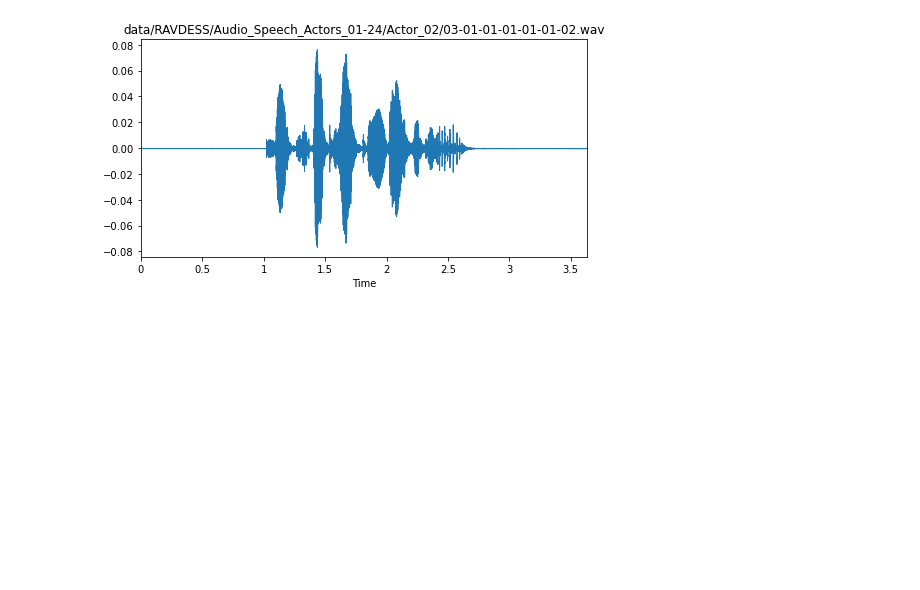
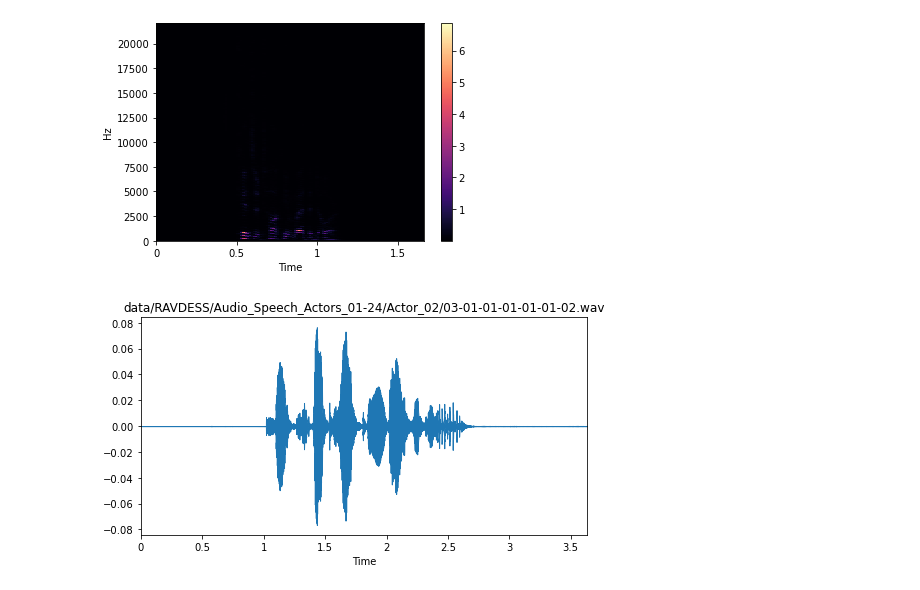
Before and after one commit to simiya/Projet-Son-Jedha, a Jupyter notebook: explore.ipynb, the cells around one changed output. Saved outputs shown, nothing was run; the diff lists cells and outputs as text; code cells hidden in the pictures; blank space fills up the shorter version.

Commit message:
more spetro images

```diff
--- a/explore.ipynb
+++ b/explore.ipynb
@@ -21,12 +6,17 @@ def mel_spectogram_db(file_name, mels=60):
 # %%
 # DISPLAY WAVEPLOT
-def display_waveplot(file_name, output_file_name):
-    x, sr = librosa.load(file_name)
+def display_waveplot(file_name, output_file_name, sr):
+    samples, sr = librosa.load(file_name)
     plt.figure(figsize=(8, 4))
-    librosa.display.waveplot(x, sr=sr)
+    librosa.display.waveplot(samples, sr=sr)
     plt.title(file_name)
     plt.savefig(output_file_name)
+    return samples
 # %%
+OLD_SAMPLING_RATE = 44100
+HUMAIN_VOICE_SAMPLING_RATE = 8000
+sampling_rate = OLD_SAMPLING_RATE
+
 female_neutral_file = 'data/RAVDESS/Audio_Speech_Actors_01-24/Actor_01/03-01-01-01-01-01-01.wav'
 female_angry_strong_file = 'data/RAVDESS/Audio_Speech_Actors_01-24/Actor_01/03-01-05-02-01-01-01.wav'
 
@@ -48,0 +31,3 @@ display_waveplot(female_angry_strong_file, female_angry_strong_image)
+# %%
+samples_female_neutral = display_waveplot(female_neutral_file, female_neutral_image, sampling_rate)
+samples_female_angry_strong = display_waveplot(female_angry_strong_file, female_angry_strong_image, sampling_rate)
@@ -49,3 +37,11 @@ display_waveplot(female_angry_strong_file, female_angry_strong_image)
+# %%
+D = np.abs(librosa.stft(samples_female_neutral))
+librosa.display.specshow(D, sr=sampling_rate, x_axis='time', y_axis='linear');
+plt.colorbar()
+plt.savefig('images/female_neutral_image_fq_t.jpeg')
+plt.show()
+# %% [output]
+[figure, added]
 # %%
 display_waveplot(male_neutral_file, male_neutral_image)
 display_waveplot(male_angry_strong_file, male_angry_strong_image)
```
Also changed, not shown: parts of 16 cells of this notebook, 20 other files.
